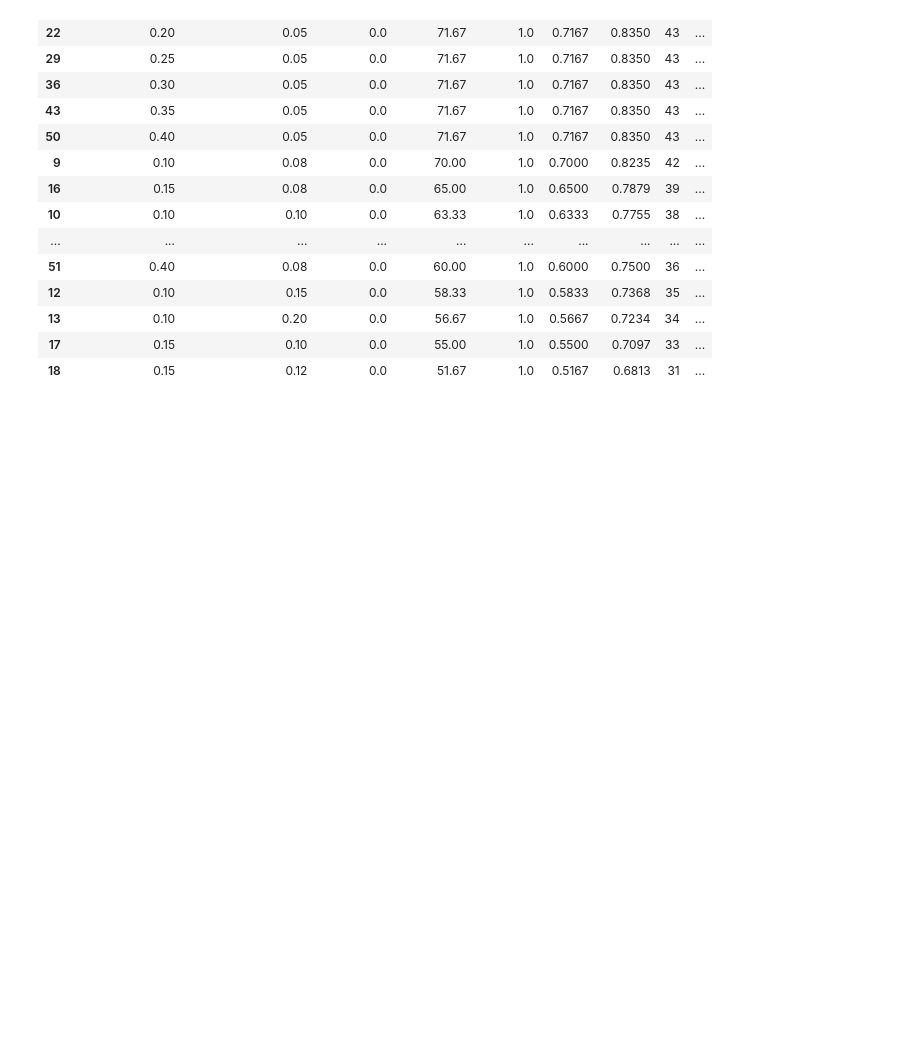
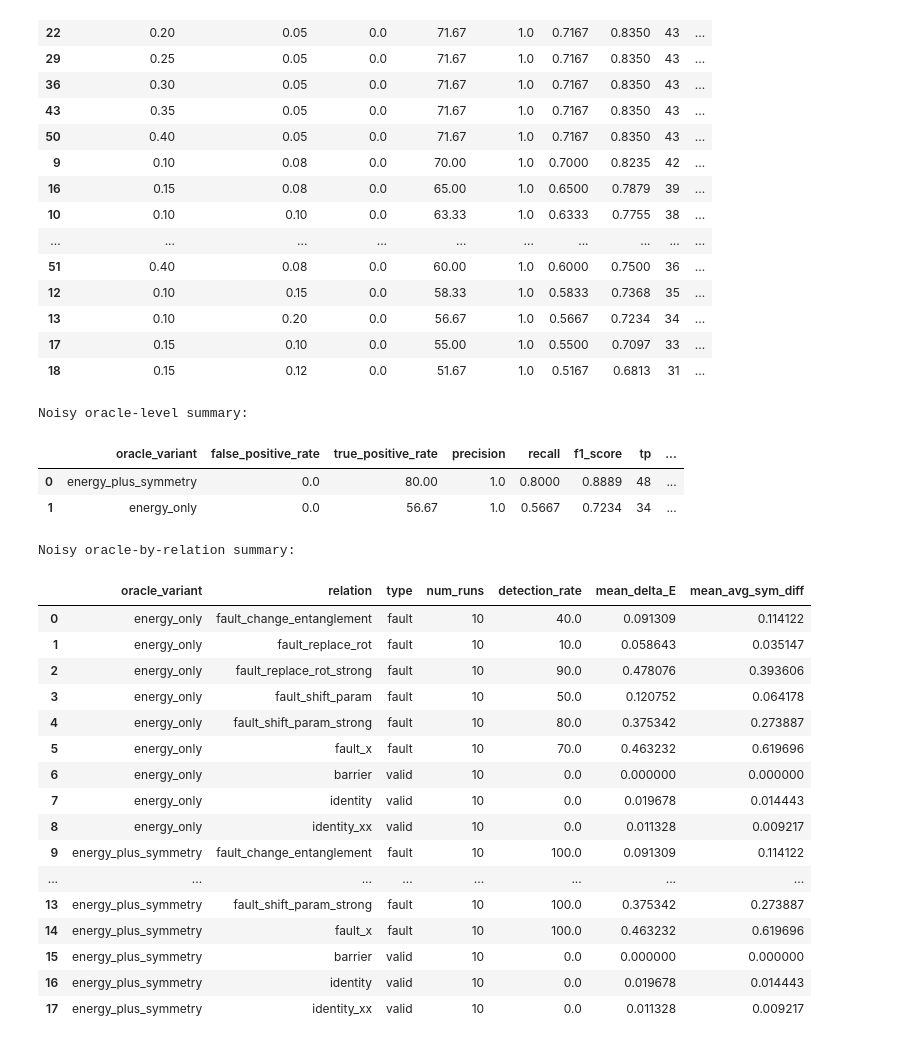
Before and after one commit to LiraCurri/metamorphic_quantum_testing, a Jupyter notebook: notebooks/05_noisy_vqe_shot-based_experiment.ipynb, the cells around one changed output. Saved outputs shown, nothing was run; the diff lists cells and outputs as text; code cells hidden in the pictures; blank space fills up the shorter version.

```diff
--- a/notebooks/05_noisy_vqe_shot-based_experiment.ipynb
+++ b/notebooks/05_noisy_vqe_shot-based_experiment.ipynb
@@ -861,0 +1297,56 @@ df_tuning.to_csv(
+# %%
+# NOISY ORACLE ABLATION FROM EXISTING RUN-LEVEL RESULTS
+
+df_noisy_compare = df_vqe_noisy_runs.copy()
+
+# Oracle A: energy only
+df_energy_only = df_noisy_compare.copy()
+df_energy_only["oracle_variant"] = "energy_only"
+df_energy_only["violation"] = df_energy_only["delta_E"] > ENERGY_THRESHOLD
+
+# Oracle B: energy + symmetry
+df_energy_sym = df_noisy_compare.copy()
+df_energy_sym["oracle_variant"] = "energy_plus_symmetry"
+df_energy_sym["violation"] = (
+    (df_energy_sym["delta_E"] > ENERGY_THRESHOLD) |
+    (df_energy_sym["avg_sym_diff"] > SYMMETRY_THRESHOLD)
+)
+
+df_noisy_ablation_runs = pd.concat(
+    [df_energy_only, df_energy_sym],
+    ignore_index=True
+)
+
+print("Noisy oracle-level summary:")
+display(summarize_by_oracle(df_noisy_ablation_runs))
+
+print("Noisy oracle-by-relation summary:")
+display(summarize_by_oracle_and_relation(df_noisy_ablation_runs))
+
+df_noisy_ablation_runs.to_csv(
+    results_dir / "vqe_noisy_oracle_ablation_runs.csv",
+    index=False,
+)
+# %% [output]
+Noisy oracle-level summary:
+|  | oracle_variant | false_positive_rate | true_positive_rate | precision | recall | f1_score | tp | ... |
+| 0 | energy_plus_symmetry | 0.0 | 80.00 | 1.0 | 0.8000 | 0.8889 | 48 | ... |
+| 1 | energy_only | 0.0 | 56.67 | 1.0 | 0.5667 | 0.7234 | 34 | ... |
+Noisy oracle-by-relation summary:
+|  | oracle_variant | relation | type | num_runs | detection_rate | mean_delta_E | mean_avg_sym_diff |
+| 0 | energy_only | fault_change_entanglement | fault | 10 | 40.0 | 0.091309 | 0.114122 |
+| 1 | energy_only | fault_replace_rot | fault | 10 | 10.0 | 0.058643 | 0.035147 |
+| 2 | energy_only | fault_replace_rot_strong | fault | 10 | 90.0 | 0.478076 | 0.393606 |
+| 3 | energy_only | fault_shift_param | fault | 10 | 50.0 | 0.120752 | 0.064178 |
+| 4 | energy_only | fault_shift_param_strong | fault | 10 | 80.0 | 0.375342 | 0.273887 |
+| 5 | energy_only | fault_x | fault | 10 | 70.0 | 0.463232 | 0.619696 |
+| 6 | energy_only | barrier | valid | 10 | 0.0 | 0.000000 | 0.000000 |
+| 7 | energy_only | identity | valid | 10 | 0.0 | 0.019678 | 0.014443 |
+| 8 | energy_only | identity_xx | valid | 10 | 0.0 | 0.011328 | 0.009217 |
+| 9 | energy_plus_symmetry | fault_change_entanglement | fault | 10 | 100.0 | 0.091309 | 0.114122 |
+| ... | ... | ... | ... | ... | ... | ... | ... |
+| 13 | energy_plus_symmetry | fault_shift_param_strong | fault | 10 | 100.0 | 0.375342 | 0.273887 |
+| 14 | energy_plus_symmetry | fault_x | fault | 10 | 100.0 | 0.463232 | 0.619696 |
+| 15 | energy_plus_symmetry | barrier | valid | 10 | 0.0 | 0.000000 | 0.000000 |
+| 16 | energy_plus_symmetry | identity | valid | 10 | 0.0 | 0.019678 | 0.014443 |
+| 17 | energy_plus_symmetry | identity_xx | valid | 10 | 0.0 | 0.011328 | 0.009217 |
```
Also changed, not shown: parts of 8 cells of this notebook, 30 other files.
